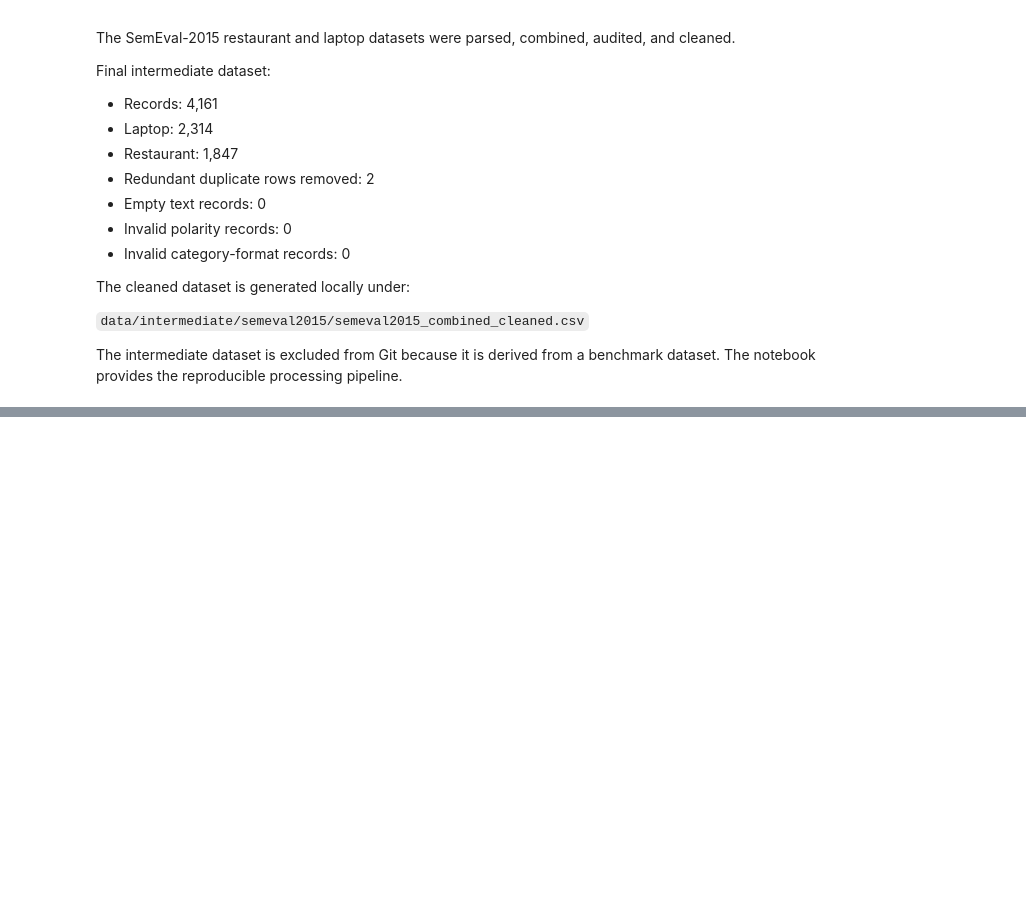
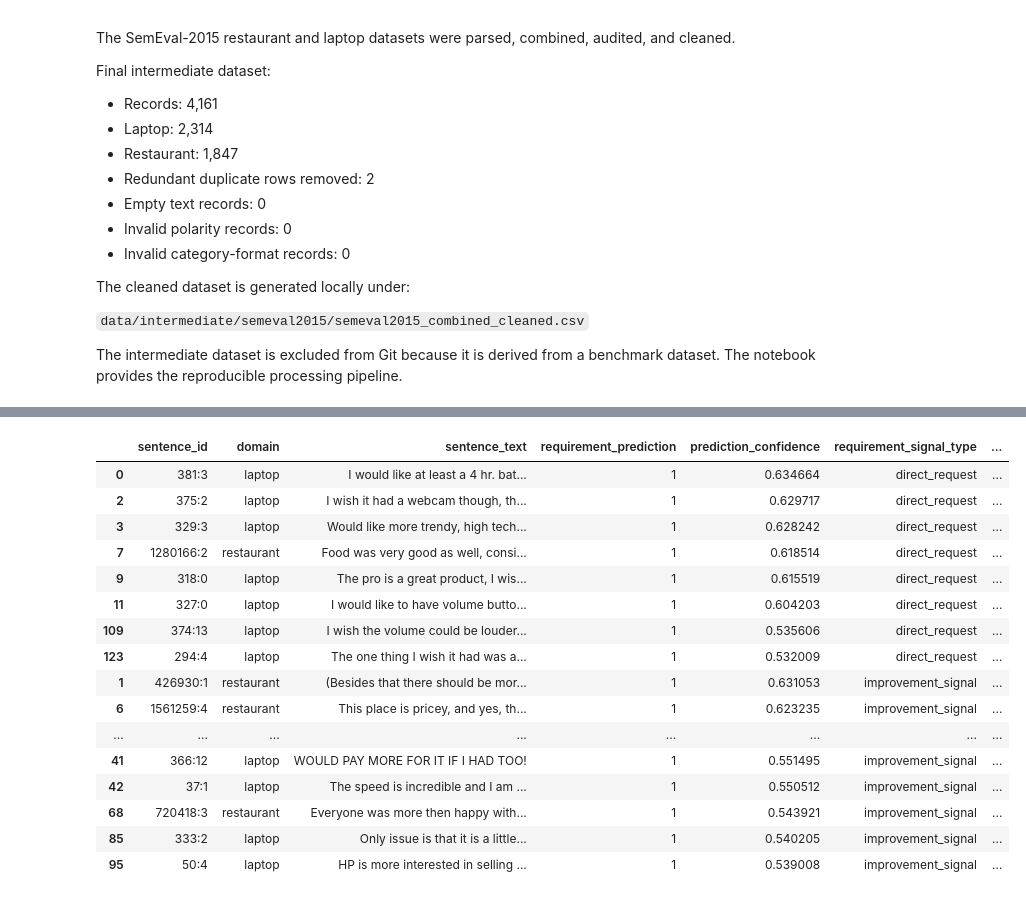
Before and after one commit to Roshni-Singh27/customer-requirement-analysis, a Jupyter notebook: notebooks/01_data_collection.ipynb, the cells around one changed output, grey strips where cells are left out. Saved outputs shown, nothing was run; the diff lists cells and outputs as text; code cells hidden in the pictures; blank space fills up the shorter version.

```diff
--- a/notebooks/01_data_collection.ipynb
+++ b/notebooks/01_data_collection.ipynb
@@ -943,0 +957,10 @@ pipeline.
+# %%
+# Create a separate modeling dataset
+
+model_df = cleaned_df.copy()
+
+print("Modeling dataset created.")
+print("Rows:", len(model_df))
+print("Columns:", len(model_df.columns))
+
+display(model_df.head())
@@ -943,0 +6490,58 @@ pipeline.
+# %%
+# ============================================
+# REQUIREMENT EVIDENCE SCORING
+# ============================================
+
+def calculate_evidence_score(row):
+    score = 0.0
+
+    # Machine-learning evidence
+    score += row["prediction_confidence"]
+
+    # Linguistic evidence
+    if row["requirement_signal_type"] == "direct_request":
+        score += 0.30
+
+    elif row["requirement_signal_type"] == "improvement_signal":
+        score += 0.20
+
+    elif row["requirement_signal_type"] == "problem_or_missing":
+        score += 0.15
+
+    return round(score, 4)
+
+
+requirement_candidates["requirement_evidence_score"] = (
+    requirement_candidates.apply(
+        calculate_evidence_score,
+        axis=1
+    )
+)
+
+print("===== REQUIREMENT EVIDENCE SCORE =====")
+
+print(
+    requirement_candidates[
+        "requirement_evidence_score"
+    ].describe()
+)
+
+print("\nTop candidates by evidence score:")
+
+display(
+    requirement_candidates.sort_values(
+        "requirement_evidence_score",
+        ascending=False
+    )[
+        [
+            "sentence_id",
+            "domain",
+            "sentence_text",
+            "requirement_prediction",
+            "prediction_confidence",
+            "requirement_signal_type",
+            "requirement_evidence_score"
+        ]
+    ].head(30)
+)
+# %% [output]
@@ -943,0 +6560,17 @@ pipeline.
+|  | sentence_id | domain | sentence_text | requirement_prediction | prediction_confidence | requirement_signal_type | ... |
+| 0 | 381:3 | laptop | I would like at least a 4 hr. bat... | 1 | 0.634664 | direct_request | ... |
+| 2 | 375:2 | laptop | I wish it had a webcam though, th... | 1 | 0.629717 | direct_request | ... |
+| 3 | 329:3 | laptop | Would like more trendy, high tech... | 1 | 0.628242 | direct_request | ... |
+| 7 | 1280166:2 | restaurant | Food was very good as well, consi... | 1 | 0.618514 | direct_request | ... |
+| 9 | 318:0 | laptop | The pro is a great product, I wis... | 1 | 0.615519 | direct_request | ... |
+| 11 | 327:0 | laptop | I would like to have volume butto... | 1 | 0.604203 | direct_request | ... |
+| 109 | 374:13 | laptop | I wish the volume could be louder... | 1 | 0.535606 | direct_request | ... |
+| 123 | 294:4 | laptop | The one thing I wish it had was a... | 1 | 0.532009 | direct_request | ... |
+| 1 | 426930:1 | restaurant | (Besides that there should be mor... | 1 | 0.631053 | improvement_signal | ... |
+| 6 | 1561259:4 | restaurant | This place is pricey, and yes, th... | 1 | 0.623235 | improvement_signal | ... |
+| ... | ... | ... | ... | ... | ... | ... | ... |
+| 41 | 366:12 | laptop | WOULD PAY MORE FOR IT IF I HAD TOO! | 1 | 0.551495 | improvement_signal | ... |
+| 42 | 37:1 | laptop | The speed is incredible and I am ... | 1 | 0.550512 | improvement_signal | ... |
+| 68 | 720418:3 | restaurant | Everyone was more then happy with... | 1 | 0.543921 | improvement_signal | ... |
+| 85 | 333:2 | laptop | Only issue is that it is a little... | 1 | 0.540205 | improvement_signal | ... |
+| 95 | 50:4 | laptop | HP is more interested in selling ... | 1 | 0.539008 | improvement_signal | ... |
```
Also changed, not shown: parts of 159 cells of this notebook, 4 other files.
